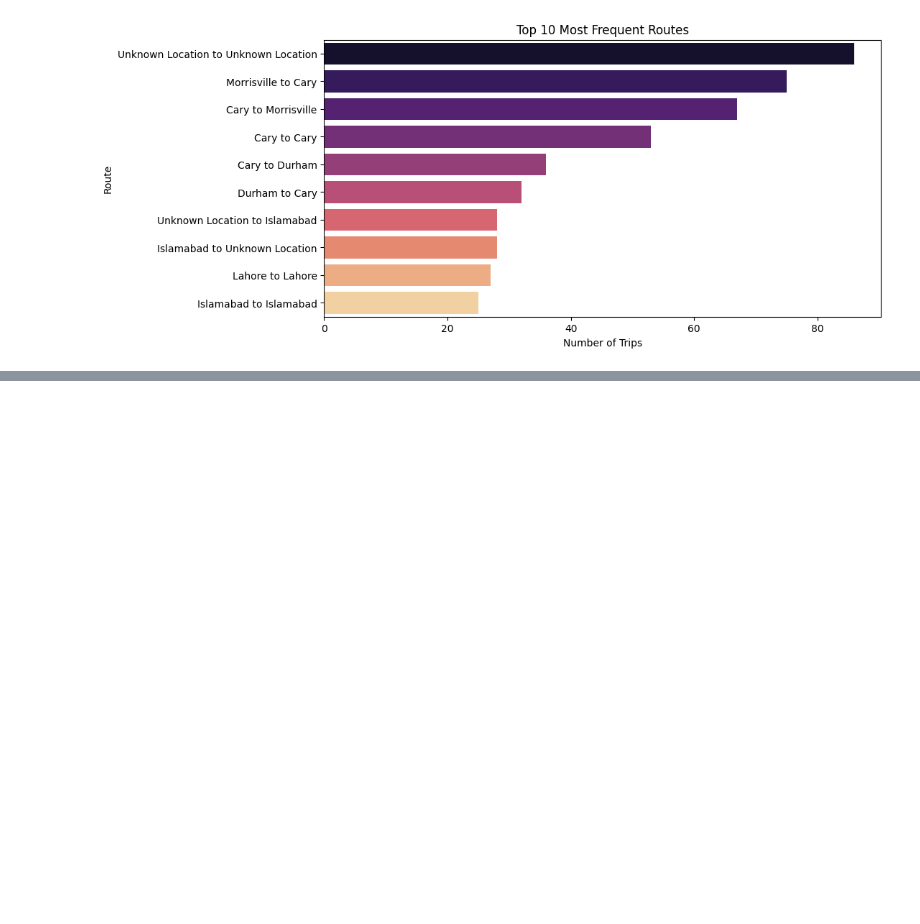
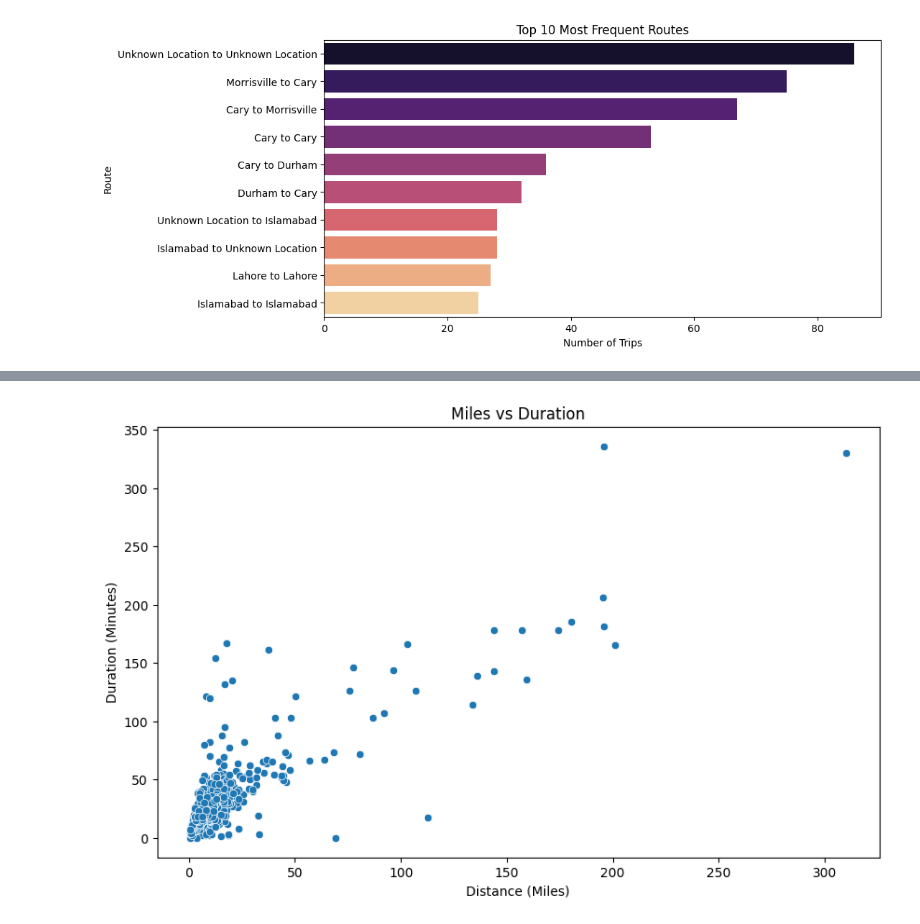
Before and after one commit to manpb/uber-rides-analysis-python, a Jupyter notebook: notebooks/uber_rides_analysis.ipynb, the cells around one changed output, grey strips where cells are left out. Saved outputs shown, nothing was run; the diff lists cells and outputs as text; code cells hidden in the pictures; blank space fills up the shorter version.

```diff
--- a/notebooks/uber_rides_analysis.ipynb
+++ b/notebooks/uber_rides_analysis.ipynb
@@ -281,0 +325,12 @@ Passing `palette` without assigning `hue` is deprecated and will be removed in v
+# %%
+#distance vs duration
+dataset.loc[:,'DURATION_MINS'] = (dataset['END_DATE'] - dataset['START_DATE']).dt.total_seconds() / 60
+
+plt.figure(figsize=(10,6))
+sns.scatterplot(x='MILES', y='DURATION_MINS', data=dataset)
+plt.title('Miles vs Duration')
+plt.xlabel('Distance (Miles)')
+plt.ylabel('Duration (Minutes)')
+plt.show()
+# %% [output]
+[figure, added]
```
Also changed, not shown: parts of 3 cells of this notebook.
